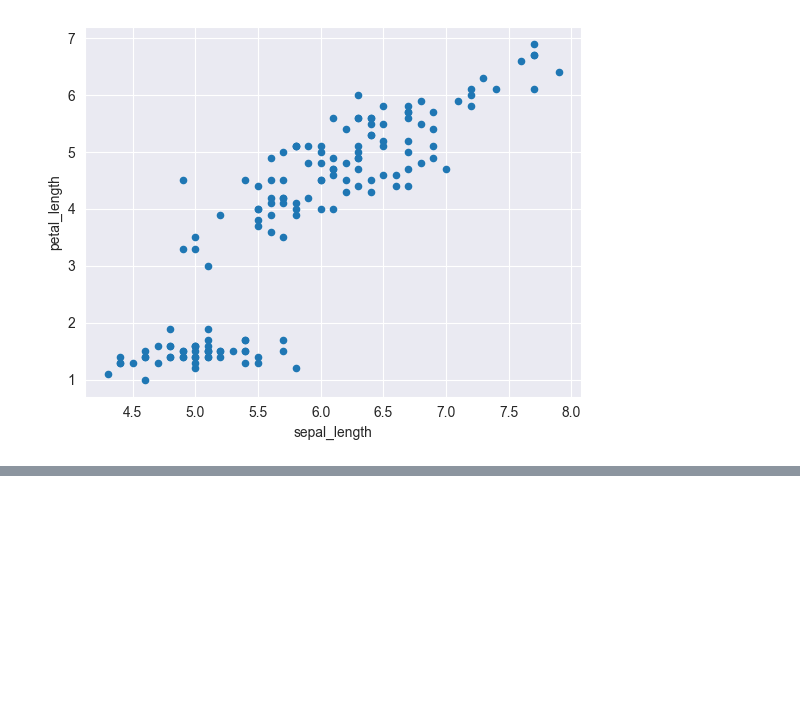
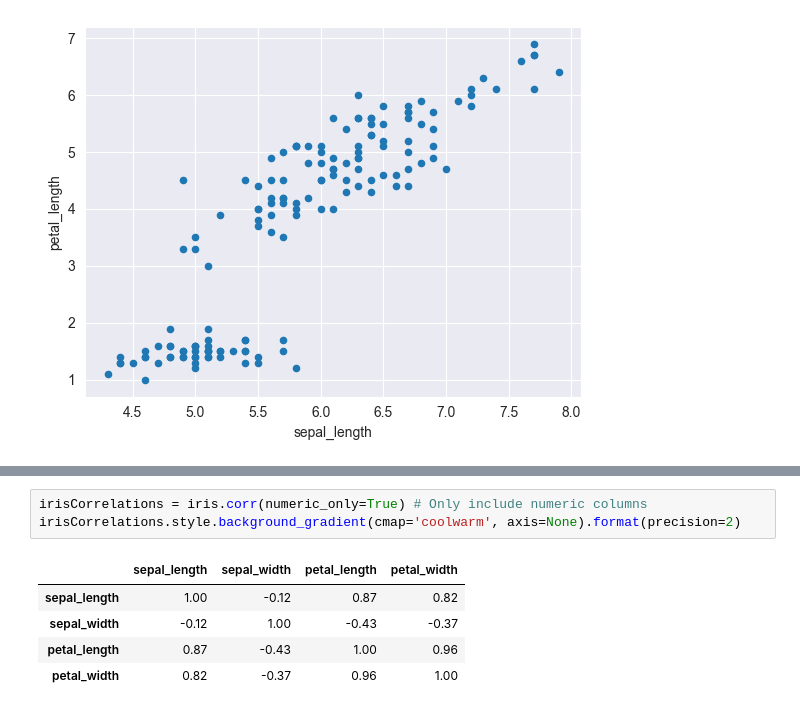
Before and after one commit to oldmartijntje/avans1.4-portfolio, a Jupyter notebook: edu material/personal_documentation.ipynb, the cells around one changed output, grey strips where cells are left out. Saved outputs shown, nothing was run; the diff lists cells and outputs as text; blank space fills up the shorter version.

```diff
--- a/edu material/personal_documentation.ipynb
+++ b/edu material/personal_documentation.ipynb
@@ -207,0 +210,9 @@ Here is a nice visualisation:
+# %%
+irisCorrelations = iris.corr(numeric_only=True) # Only include numeric columns
+irisCorrelations.style.background_gradient(cmap='coolwarm', axis=None).format(precision=2)
+# %% [output]
+|  | sepal_length | sepal_width | petal_length | petal_width |
+| sepal_length | 1.00 | -0.12 | 0.87 | 0.82 |
+| sepal_width | -0.12 | 1.00 | -0.43 | -0.37 |
+| petal_length | 0.87 | -0.43 | 1.00 | 0.96 |
+| petal_width | 0.82 | -0.37 | 0.96 | 1.00 |
```
Also changed, not shown: parts of 1 cell of this notebook.
